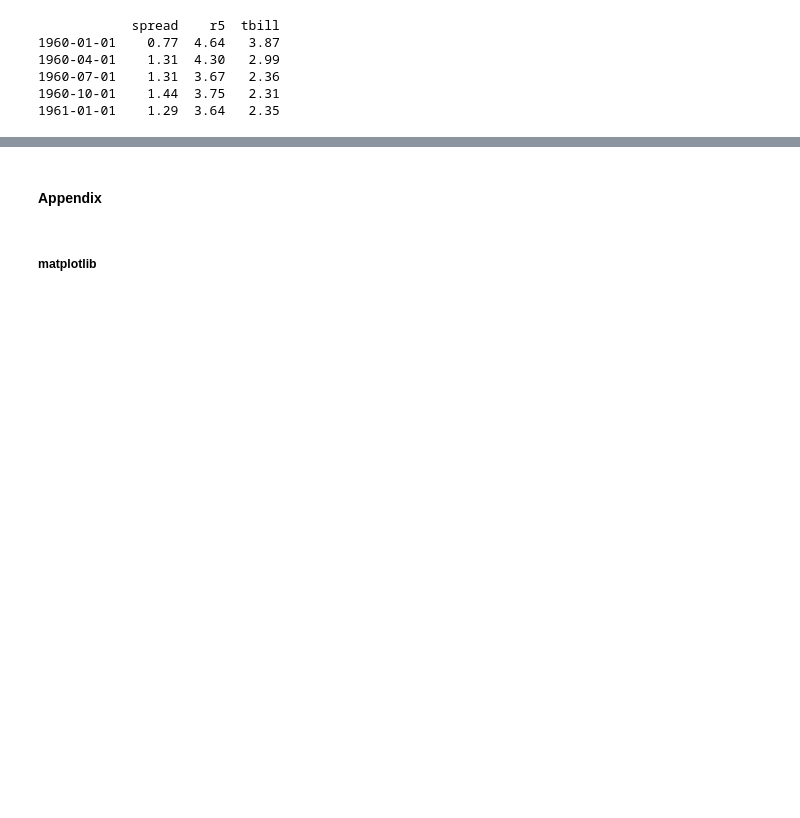
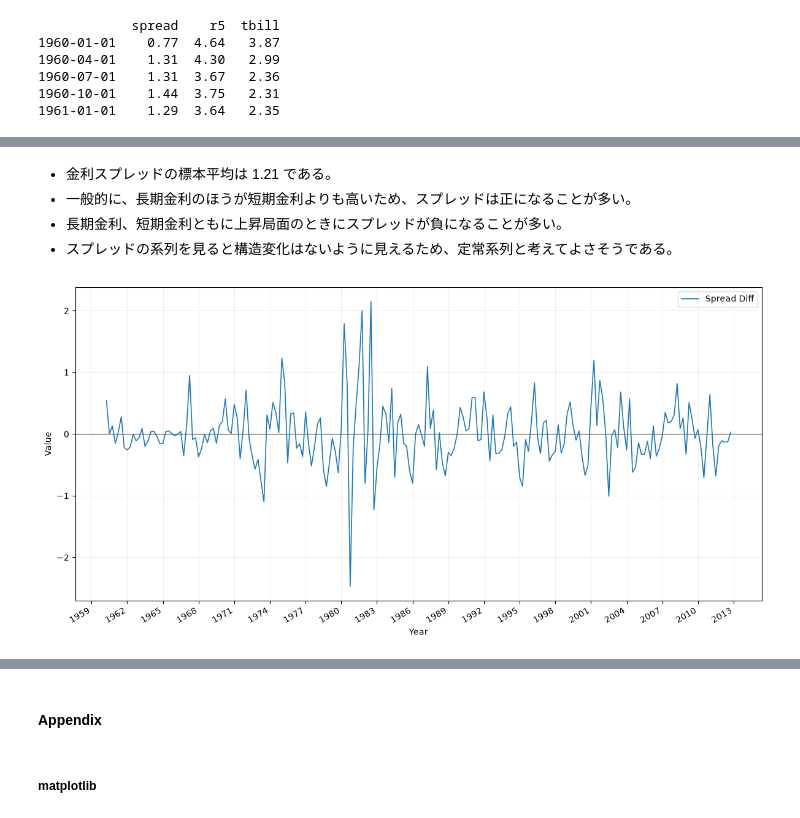
Before and after one commit to IkutoYoshioka/Time-series-analysis, a Jupyter notebook: StationaryTimeSeriesModels.ipynb, the cells around one changed output, grey strips where cells are left out. Cells and saved outputs as stored; diff of their text form; code cells hidden in the pictures; blank space fills up the shorter version.

```diff
--- a/StationaryTimeSeriesModels.ipynb
+++ b/StationaryTimeSeriesModels.ipynb
@@ -79,0 +92,25 @@ plt.show()
+# %% [markdown]
+- 金利スプレッドの標本平均は 1.21 である。
+- 一般的に、長期金利のほうが短期金利よりも高いため、スプレッドは正になることが多い。
+- 長期金利、短期金利ともに上昇局面のときにスプレッドが負になることが多い。
+- スプレッドの系列を見ると構造変化はないように見えるため、定常系列と考えてよさそうである。
+# %%
+# スプレッドの階差を取ってみる
+
+data_spread['spread_diff'] = data_spread['spread'].diff()
+
+fig, ax = plt.subplots(figsize=(12, 6))
+
+ax.plot(data_spread.index, data_spread['spread_diff'], label='Spread Diff', linewidth=1.2)
+ax.axhline(y=0, color='black', linewidth=0.8, linestyle='-', zorder=1)
+ax.grid(True, alpha=0.3, linewidth=0.5)
+ax.xaxis.set_major_locator(mdates.YearLocator(3))
+ax.xaxis.set_major_formatter(mdates.DateFormatter('%Y'))
+ax.legend(loc='best')
+ax.set_xlabel('Year')
+ax.set_ylabel('Value')
+fig.autofmt_xdate()
+plt.tight_layout()
+plt.show()
+# %% [output]
+[figure, added]
```
Also changed, not shown: parts of 13 cells of this notebook, 2 other files.
